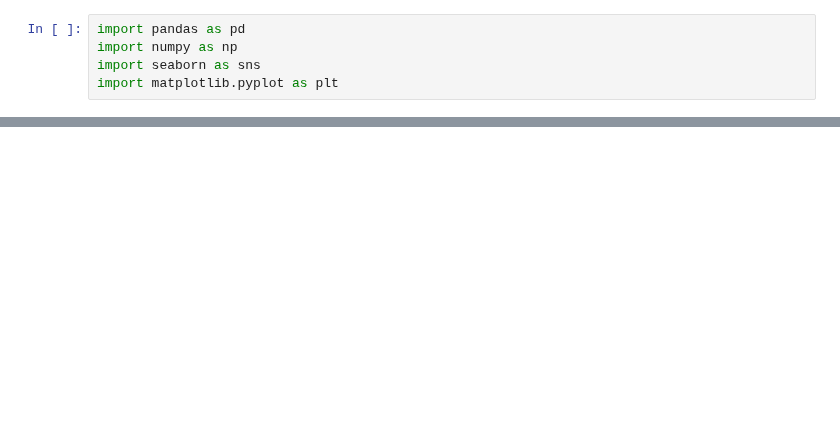
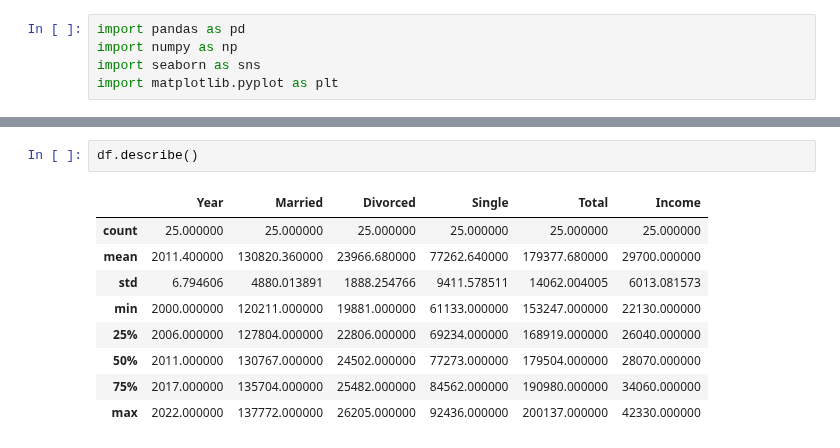
Before and after one commit to Julnowak/DA_project, a Jupyter notebook: test.ipynb, the cells around one changed output, grey strips where cells are left out. Drawn from its saved outputs; the diff is of its cells as text; blank space fills up the shorter version.

```diff
--- a/test.ipynb
+++ b/test.ipynb
@@ -27,3 +28,15 @@ df
+# %%
+df.describe()
+# %% [output]
+|  | Year | Married | Divorced | Single | Total | Income |
+| count | 25.000000 | 25.000000 | 25.000000 | 25.000000 | 25.000000 | 25.000000 |
+| mean | 2011.400000 | 130820.360000 | 23966.680000 | 77262.640000 | 179377.680000 | 29700.000000 |
+| std | 6.794606 | 4880.013891 | 1888.254766 | 9411.578511 | 14062.004005 | 6013.081573 |
+| min | 2000.000000 | 120211.000000 | 19881.000000 | 61133.000000 | 153247.000000 | 22130.000000 |
+| 25% | 2006.000000 | 127804.000000 | 22806.000000 | 69234.000000 | 168919.000000 | 26040.000000 |
+| 50% | 2011.000000 | 130767.000000 | 24502.000000 | 77273.000000 | 179504.000000 | 28070.000000 |
+| 75% | 2017.000000 | 135704.000000 | 25482.000000 | 84562.000000 | 190980.000000 | 34060.000000 |
+| max | 2022.000000 | 137772.000000 | 26205.000000 | 92436.000000 | 200137.000000 | 42330.000000 |
 # %%
 new = df.corr()
 sns.heatmap(new)
```
Also changed, not shown: parts of 3 cells of this notebook, 3 other files.
